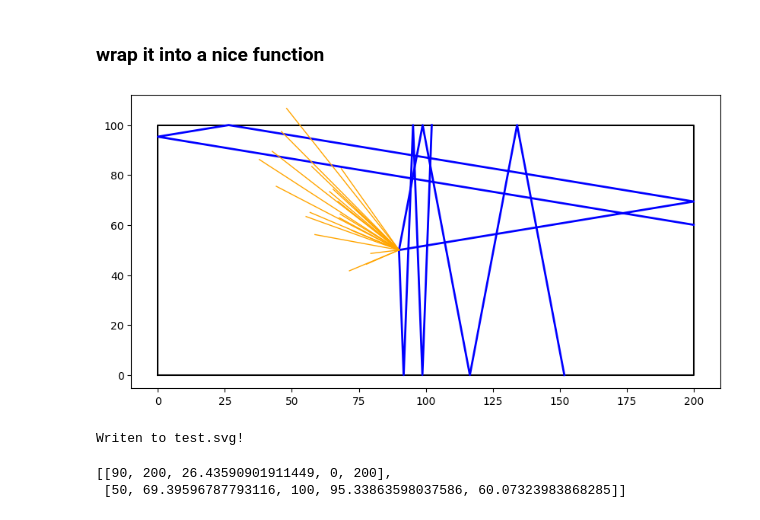
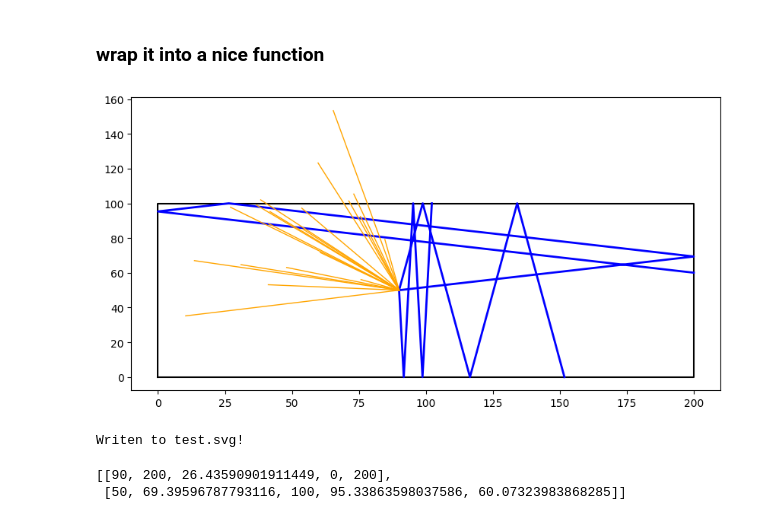
Before and after one commit to LEMettler/svg-collision, a Jupyter notebook: collision-builder.ipynb, the cells around one changed output. Cells and saved outputs as stored; diff of their text form; code cells hidden in the pictures.

```diff
--- a/collision-builder.ipynb
+++ b/collision-builder.ipynb
@@ -222,8 +222,8 @@ def array2d_string(path_arr, secondary=False):
 
     return content
 # %%
-def line2svgPath(d, identifier, color='#ffffff', stroke_width=2, begin=0, dur=3, stroke_max=1000, animate=True, reverse=True):
-    line = f'<path id="{identifier}"\n  d="{d}"\n  stroke="{color}" stroke-width="{stroke_width}" fill="none"'
+def line2svgPath(d, identifier, color='#ffffff', stroke_width=2, begin=0, dur=3, stroke_max=1000, fill='none', animate=True, reverse=True):
+    line = f'<path id="{identifier}"\n  d="{d}"\n  stroke="{color}" stroke-width="{stroke_width}" fill="{fill}"'
 
     if animate:
         if reverse:
@@ -306,11 +306,29 @@ class CollisionBuider:
         total_string = f'<svg xmlns="http://www.w3.org/2000/svg" width="1200" height="1200" viewBox="0 0 {self.width} {self.height}">\n\n'
 
 
+
+        # background box
+        d_box = f'M0,0 L{self.width},0 L{self.width},{self.height} L0,{self.height} Z'
+        box_string = line2svgPath(d=d_box, identifier='box',
+                                  color='#dc7474', stroke_width=0, animate=False, fill='#dc7474')
+        total_string += box_string + '\n\n'
+
+
+
         #possible rescaling to add a margin
-
         trans_width = self.width * self.relative_margin / 2
         trans_height = self.height * self.relative_margin / 2
         total_string += f'<g transform="scale({1-self.relative_margin}) translate({trans_width}, {trans_height})"> \n\n'
+
+
+
+        # surrounding box
+        d_box = f'M0,0 L{self.width},0 L{self.width},{self.height} L0,{self.height} Z'
+        box_string = line2svgPath(d=d_box, identifier='box',
+                                  color='#3c3c3c', stroke_width=0.5, animate=False, fill='#3c3c3c')
+        total_string += box_string + '\n\n'
+
+
 
         # loop over primary paths
         for primary_path in self.primary_paths:
@@ -339,24 +357,8 @@ class CollisionBuider:
             total_string += path_string + '\n\n'
 
 
-
-
-        # surrounding box
-
-        d_box = f'M0,0 L{self.width},0 L{self.width},{self.height} L0,{self.height} Z'
-        box_string = line2svgPath(d=d_box, identifier='box',
-                                  color='#ffffff', stroke_width=0.5, animate=False)
-        total_string += box_string + '\n\n'
-
-
-
-
-
-
         #end the string
         total_string += '</g>\n\n</svg>'
-
-
 
         # write
         with open(name, 'w') as file:
@@ -366,12 +368,13 @@ class CollisionBuider:
 # %%
 builder = CollisionBuider(width=200, height=100, point_of_contact=(80, 40),
                           incoming_angles=[10, 80, 272], relative_margin=0.1)
 builder.calculatePrimaryPaths(4)
-builder.calculateSecondaryPaths(20, length_mean=40, alpha_std=20, length_std=20)
+builder.calculateSecondaryPaths(20, length_mean=70, alpha_std=30, length_std=20)
 builder.plotResult()
-builder.to_svg('test.svg', primary_duration=2, secondary_duration=0.5)
+builder.to_svg('test.svg', primary_duration=2, secondary_duration=0.2, primary_stroke_width=1,
+               secondary_stroke_width=0.5)
 # %% [output]
-[figure, old version]
+[figure, new version]
 Writen to test.svg!
 # %%
 builder.primary_paths[0]
```
Also changed, not shown: parts of 1 cell of this notebook, 1 other file.
